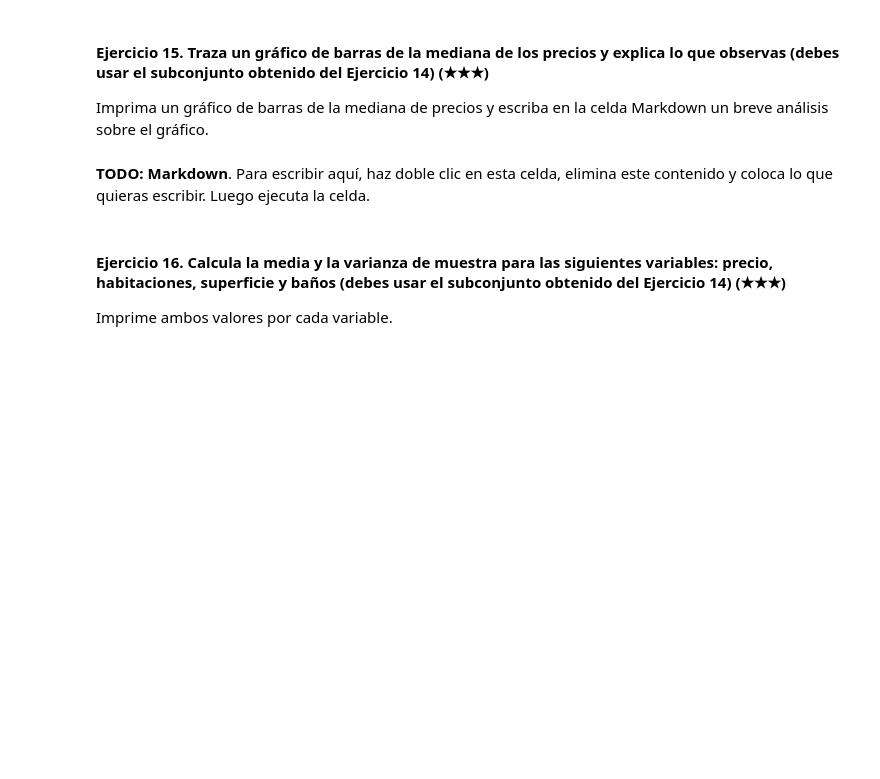
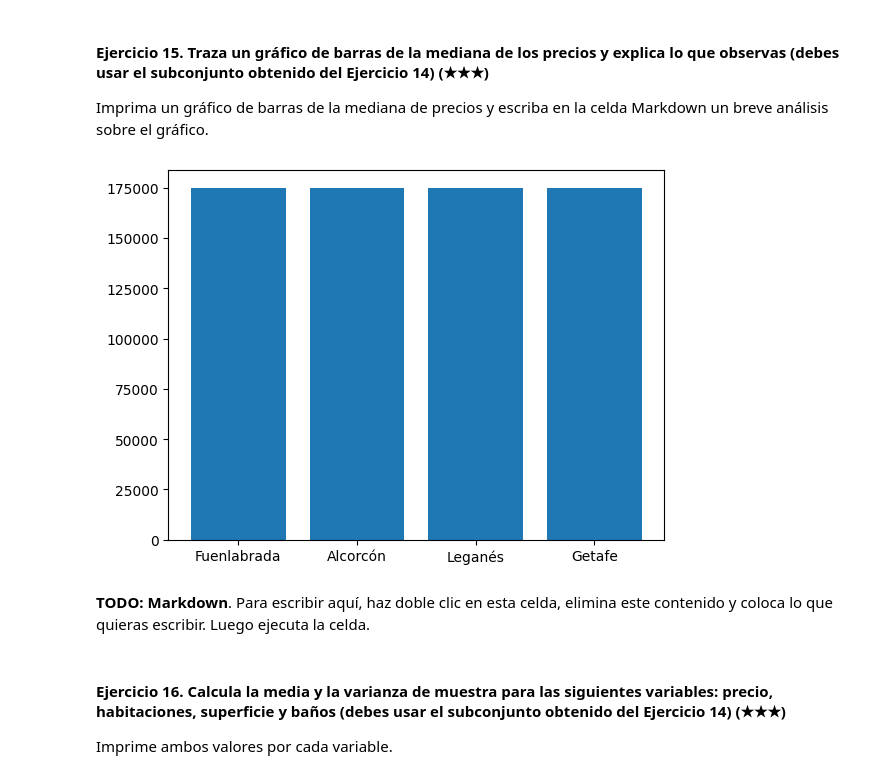
Before and after one commit to Tara156/realestate-datacleanup-exercise, a Jupyter notebook: project.es.ipynb, the cells around one changed output. Drawn from its saved outputs; the diff is of its cells as text; code cells hidden in the pictures; blank space fills up the shorter version.

```diff
--- a/project.es.ipynb
+++ b/project.es.ipynb
@@ -140,3 +253,6 @@ Imprima la población y el número de casas.
 Pista: Filtra el DataFrame original usando la columna `level5` y la función `isin`.
 # %%
 # TODO
+# subconjunto= ds[(ds['level5']=='Fuenlabrada') & (ds['level5']=='Leganés') & (ds['level5']=='Getafe') & (ds['level5']=='Alcorcón')]
+subconjunto = ds[ds['level5'].isin(["Fuenlabrada", "Leganés", "Getafe", "Alcorcón"])]
+subconjunto.head()
@@ -146,6 +270,11 @@ Pista: Filtra el DataFrame original usando la columna `level5` y la función `is
 Imprima un gráfico de barras de la mediana de precios y escriba en la celda Markdown un breve análisis sobre el gráfico.
 # %%
 # TODO: Code
+import matplotlib.pyplot as plt
+plt.bar(subconjunto['level5'],subconjunto['price'].median())
+plt.show()
+# %% [output]
+[figure, added]
 # %% [markdown]
 **TODO: Markdown**. Para escribir aquí, haz doble clic en esta celda, elimina este contenido y coloca lo que quieras escribir. Luego ejecuta la celda.
 # %% [markdown]
```
Also changed, not shown: parts of 22 cells of this notebook.
